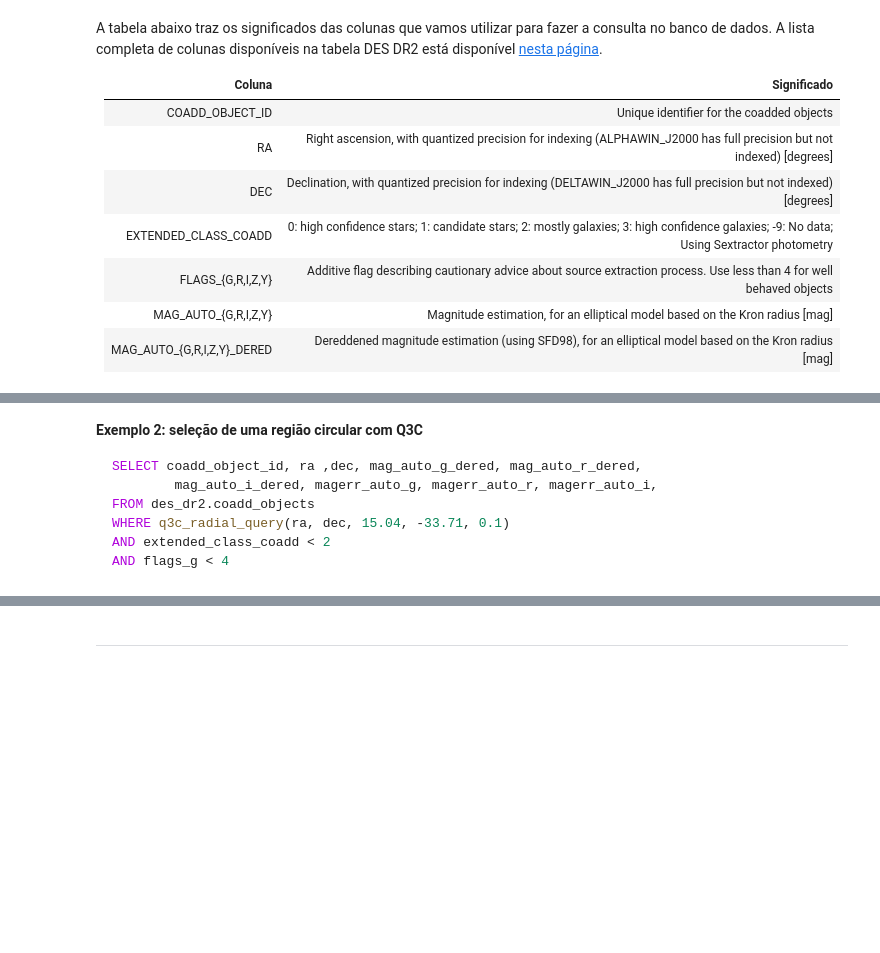
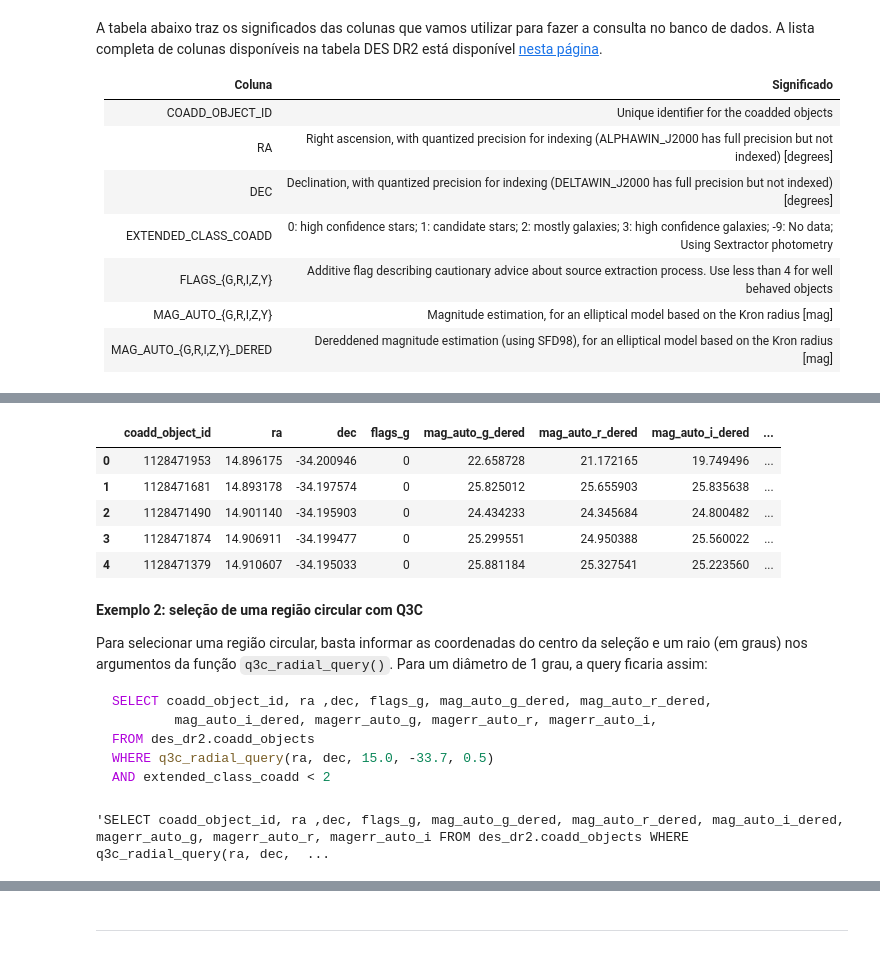
Before and after one commit to linea-it/jupyterhub-tutorial, a Jupyter notebook: primeiros_passos.ipynb, the cells around one changed output, grey strips where cells are left out. Saved outputs shown, nothing was run; the diff lists cells and outputs as text; code cells hidden in the pictures; blank space fills up the shorter version.

`````diff
--- a/primeiros_passos.ipynb
+++ b/primeiros_passos.ipynb
@@ -455,25 +626,29 @@ dados_exemplo_1 = db.fetchall_df(query_1)
 # %%
-dados_exemplo_1
+dados_exemplo_1.head()
+# %% [output]
+|  | coadd_object_id | ra | dec | flags_g | mag_auto_g_dered | mag_auto_r_dered | mag_auto_i_dered | ... |
+| 0 | 1128471953 | 14.896175 | -34.200946 | 0 | 22.658728 | 21.172165 | 19.749496 | ... |
+| 1 | 1128471681 | 14.893178 | -34.197574 | 0 | 25.825012 | 25.655903 | 25.835638 | ... |
+| 2 | 1128471490 | 14.901140 | -34.195903 | 0 | 24.434233 | 24.345684 | 24.800482 | ... |
+| 3 | 1128471874 | 14.906911 | -34.199477 | 0 | 25.299551 | 24.950388 | 25.560022 | ... |
+| 4 | 1128471379 | 14.910607 | -34.195033 | 0 | 25.881184 | 25.327541 | 25.223560 | ... |
 # %% [markdown]
 **Exemplo 2: seleção de uma região  circular com Q3C**
 
+Para selecionar uma região circular, basta informar as coordenadas do centro da seleção e um raio (em graus) nos argumentos da função `q3c_radial_query()`. Para um diâmetro de 1 grau, a query ficaria assim:
 
 ```sql
-SELECT coadd_object_id, ra ,dec, mag_auto_g_dered, mag_auto_r_dered,
+SELECT coadd_object_id, ra ,dec, flags_g, mag_auto_g_dered, mag_auto_r_dered,
         mag_auto_i_dered, magerr_auto_g, magerr_auto_r, magerr_auto_i,
 FROM des_dr2.coadd_objects
-WHERE q3c_radial_query(ra, dec, 15.04, -33.71, 0.1)
+WHERE q3c_radial_query(ra, dec, 15.0, -33.7, 0.5)
 AND extended_class_coadd < 2
-AND flags_g < 4
 ````
 # %%
-query_2 = str("SELECT coadd_object_id, ra ,dec, mag_auto_g_dered, mag_auto_r_dered, "+
-              "mag_auto_i_dered, magerr_auto_g, magerr_auto_r, magerr_auto_i "+
-              "FROM des_dr2.coadd_objects "+
-              f"WHERE q3c_radial_query(ra, dec, {c.ra.deg}, {c.dec.deg}, {1.}) "+
-              "AND extended_class_coadd < 2 "+
-              "AND flags_g < 4 ")
+query_2 = "SELECT coadd_object_id, ra ,dec, flags_g, mag_auto_g_dered, mag_auto_r_dered, mag_auto_i_dered, magerr_auto_g, magerr_auto_r, magerr_auto_i FROM des_dr2.coadd_objects WHERE q3c_radial_query(ra, dec, 15.0, -33.7, 0.5) AND extended_class_coadd < 2 "
 query_2
+# %% [output]
+'SELECT coadd_object_id, ra ,dec, flags_g, mag_auto_g_dered, mag_auto_r_dered, mag_auto_i_dered, magerr_auto_g, magerr_auto_r, magerr_auto_i FROM des_dr2.coadd_objects WHERE q3c_radial_query(ra, dec,  ...
 # %%
 %%time
 dados_exemplo_2 = db.fetchall_df(query_2)
`````
Also changed, not shown: parts of 63 cells of this notebook.
